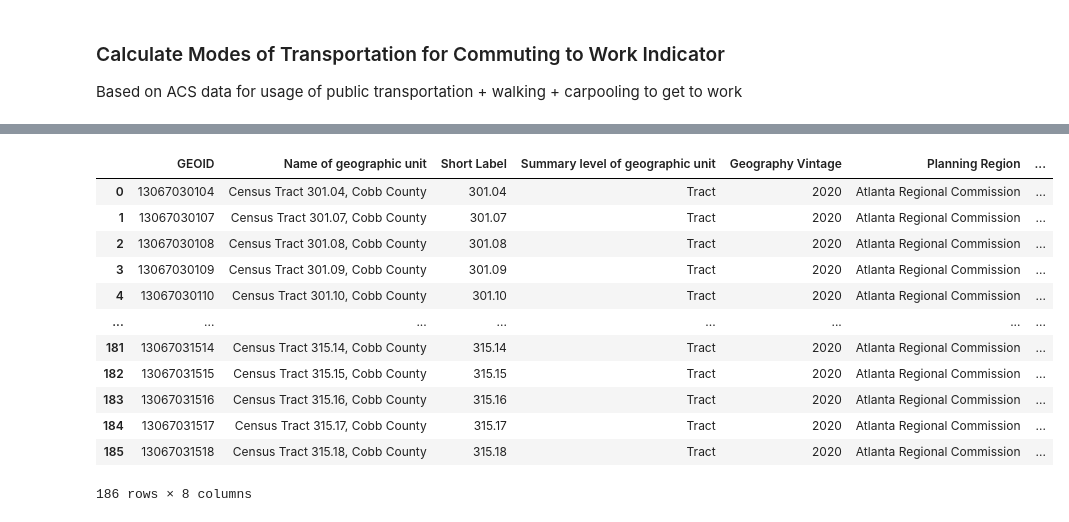
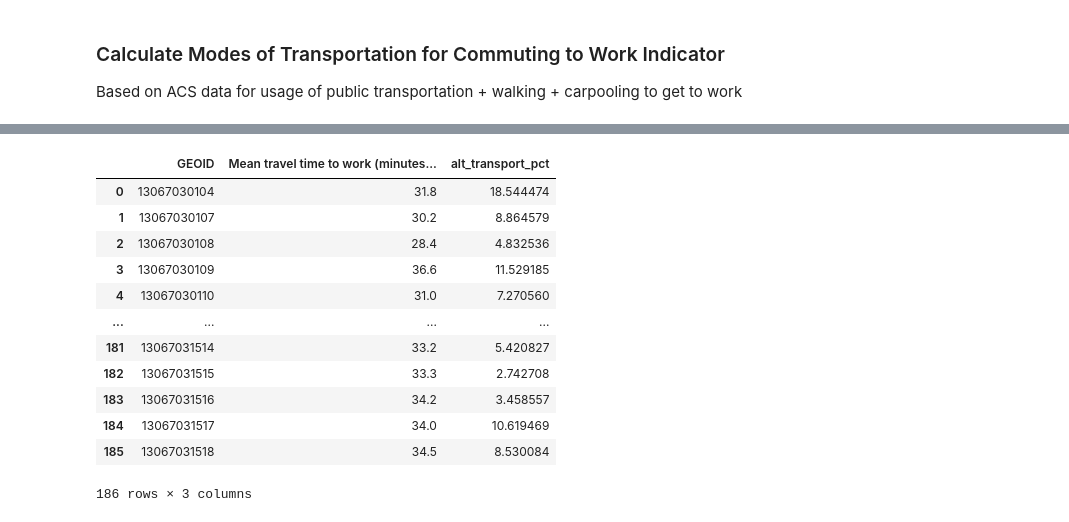
Before and after one commit to win-lau/cobb-heatmap, a Jupyter notebook: data_cleaning/modes_of_commute.ipynb, the cells around one changed output, grey strips where cells are left out. Saved outputs shown, nothing was run; the diff lists cells and outputs as text; code cells hidden in the pictures.

```diff
--- a/data_cleaning/modes_of_commute.ipynb
+++ b/data_cleaning/modes_of_commute.ipynb
@@ -50,19 +50,19 @@ display(travel_to_work_data)
 # %%
-travel_to_work_data = travel_to_work_data.iloc[:, list(range(7)) + [-1]]
+travel_to_work_data = travel_to_work_data.iloc[:, [0,1, -1]]
 display(travel_to_work_data)
 
 travel_to_work_data.to_csv("../cleaned_data/travel_to_work_data_calculated.csv", index=False)
 # %% [output]
-|  | GEOID | Name of geographic unit | Short Label | Summary level of geographic unit | Geography Vintage | Planning Region | ... |
-| 0 | 13067030104 | Census Tract 301.04, Cobb County | 301.04 | Tract | 2020 | Atlanta Regional Commission | ... |
-| 1 | 13067030107 | Census Tract 301.07, Cobb County | 301.07 | Tract | 2020 | Atlanta Regional Commission | ... |
-| 2 | 13067030108 | Census Tract 301.08, Cobb County | 301.08 | Tract | 2020 | Atlanta Regional Commission | ... |
-| 3 | 13067030109 | Census Tract 301.09, Cobb County | 301.09 | Tract | 2020 | Atlanta Regional Commission | ... |
-| 4 | 13067030110 | Census Tract 301.10, Cobb County | 301.10 | Tract | 2020 | Atlanta Regional Commission | ... |
-| ... | ... | ... | ... | ... | ... | ... | ... |
-| 181 | 13067031514 | Census Tract 315.14, Cobb County | 315.14 | Tract | 2020 | Atlanta Regional Commission | ... |
-| 182 | 13067031515 | Census Tract 315.15, Cobb County | 315.15 | Tract | 2020 | Atlanta Regional Commission | ... |
-| 183 | 13067031516 | Census Tract 315.16, Cobb County | 315.16 | Tract | 2020 | Atlanta Regional Commission | ... |
-| 184 | 13067031517 | Census Tract 315.17, Cobb County | 315.17 | Tract | 2020 | Atlanta Regional Commission | ... |
-| 185 | 13067031518 | Census Tract 315.18, Cobb County | 315.18 | Tract | 2020 | Atlanta Regional Commission | ... |
+|  | GEOID | Mean travel time to work (minutes... | alt_transport_pct |
+| 0 | 13067030104 | 31.8 | 18.544474 |
+| 1 | 13067030107 | 30.2 | 8.864579 |
+| 2 | 13067030108 | 28.4 | 4.832536 |
+| 3 | 13067030109 | 36.6 | 11.529185 |
+| 4 | 13067030110 | 31.0 | 7.270560 |
+| ... | ... | ... | ... |
+| 181 | 13067031514 | 33.2 | 5.420827 |
+| 182 | 13067031515 | 33.3 | 2.742708 |
+| 183 | 13067031516 | 34.2 | 3.458557 |
+| 184 | 13067031517 | 34.0 | 10.619469 |
+| 185 | 13067031518 | 34.5 | 8.530084 |
-186 rows × 8 columns
+186 rows × 3 columns
```
Also changed, not shown: parts of 2 cells of this notebook, 22 other files.
